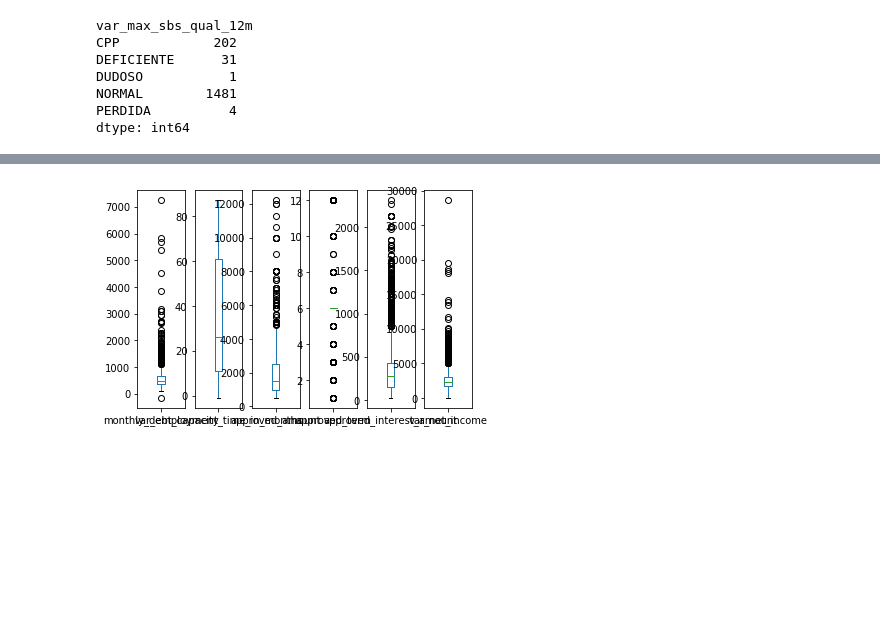
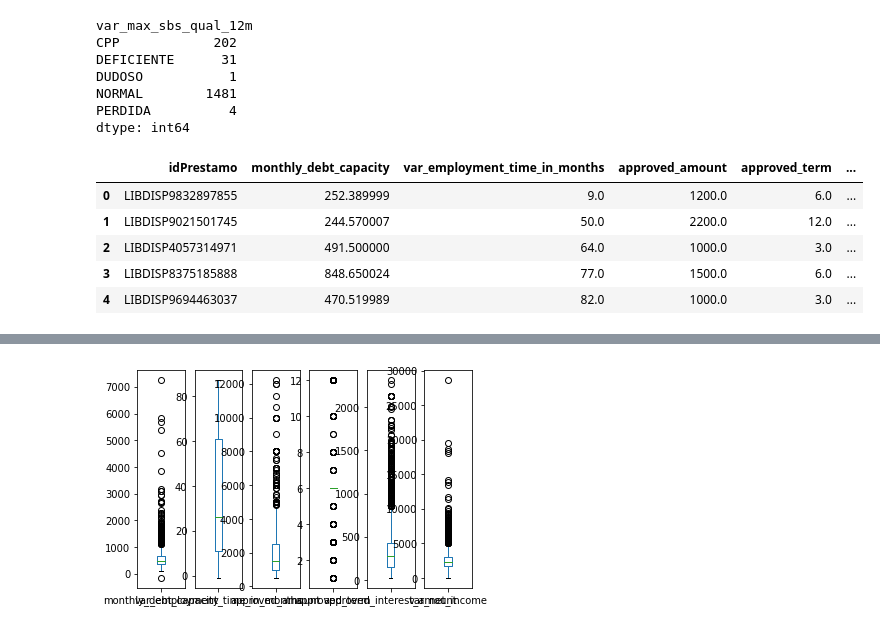
Before and after one commit to AbrahamG20/TPMachineLearning, a Jupyter notebook: TP_Machine_Learning.ipynb, the cells around one changed output, grey strips where cells are left out. Cells and saved outputs as stored; diff of their text form; code cells hidden in the pictures; blank space fills up the shorter version.

```diff
--- a/TP_Machine_Learning.ipynb
+++ b/TP_Machine_Learning.ipynb
@@ -50,12 +59,30 @@ dtype: int64
 # %%
 x_df["monthly_debt_capacity"] = x_df["monthly_debt_capacity"].replace(',','', regex=True)
 x_df["monthly_debt_capacity"] = pd.to_numeric(x_df["monthly_debt_capacity"], downcast="float")
 
 x_df["approved_amount"] = x_df["approved_amount"].replace(',','', regex=True)
 x_df["approved_amount"] = pd.to_numeric(x_df["approved_amount"], downcast="float")
 
+x_df["approved_term"] = x_df["approved_term"].replace(',','', regex=True)
+x_df["approved_term"] = pd.to_numeric(x_df["approved_term"], downcast="float")
+
 x_df["approved_interest_amount"] = x_df["approved_interest_amount"].replace(',','', regex=True)
 x_df["approved_interest_amount"] = pd.to_numeric(x_df["approved_interest_amount"], downcast="float")
+
+x_df["var_employment_time_in_months"] = x_df["var_employment_time_in_months"].replace(',','', regex=True)
+x_df["var_employment_time_in_months"] = pd.to_numeric(x_df["var_employment_time_in_months"], downcast="float")
+
+x_df["var_net_income"] = x_df["var_net_income"].replace(',','', regex=True)
+x_df["var_net_income"] = pd.to_numeric(x_df["var_net_income"], downcast="float")
+
+x_df.head()
+# %% [output]
+|  | idPrestamo | monthly_debt_capacity | var_employment_time_in_months | approved_amount | approved_term | ... |
+| 0 | LIBDISP9832897855 | 252.389999 | 9.0 | 1200.0 | 6.0 | ... |
+| 1 | LIBDISP9021501745 | 244.570007 | 50.0 | 2200.0 | 12.0 | ... |
+| 2 | LIBDISP4057314971 | 491.500000 | 64.0 | 1000.0 | 3.0 | ... |
+| 3 | LIBDISP8375185888 | 848.650024 | 77.0 | 1500.0 | 6.0 | ... |
+| 4 | LIBDISP9694463037 | 470.519989 | 82.0 | 1000.0 | 3.0 | ... |
 # %%
 x_df.describe()
 # %% [output]
```
Also changed, not shown: parts of 10 cells of this notebook.
